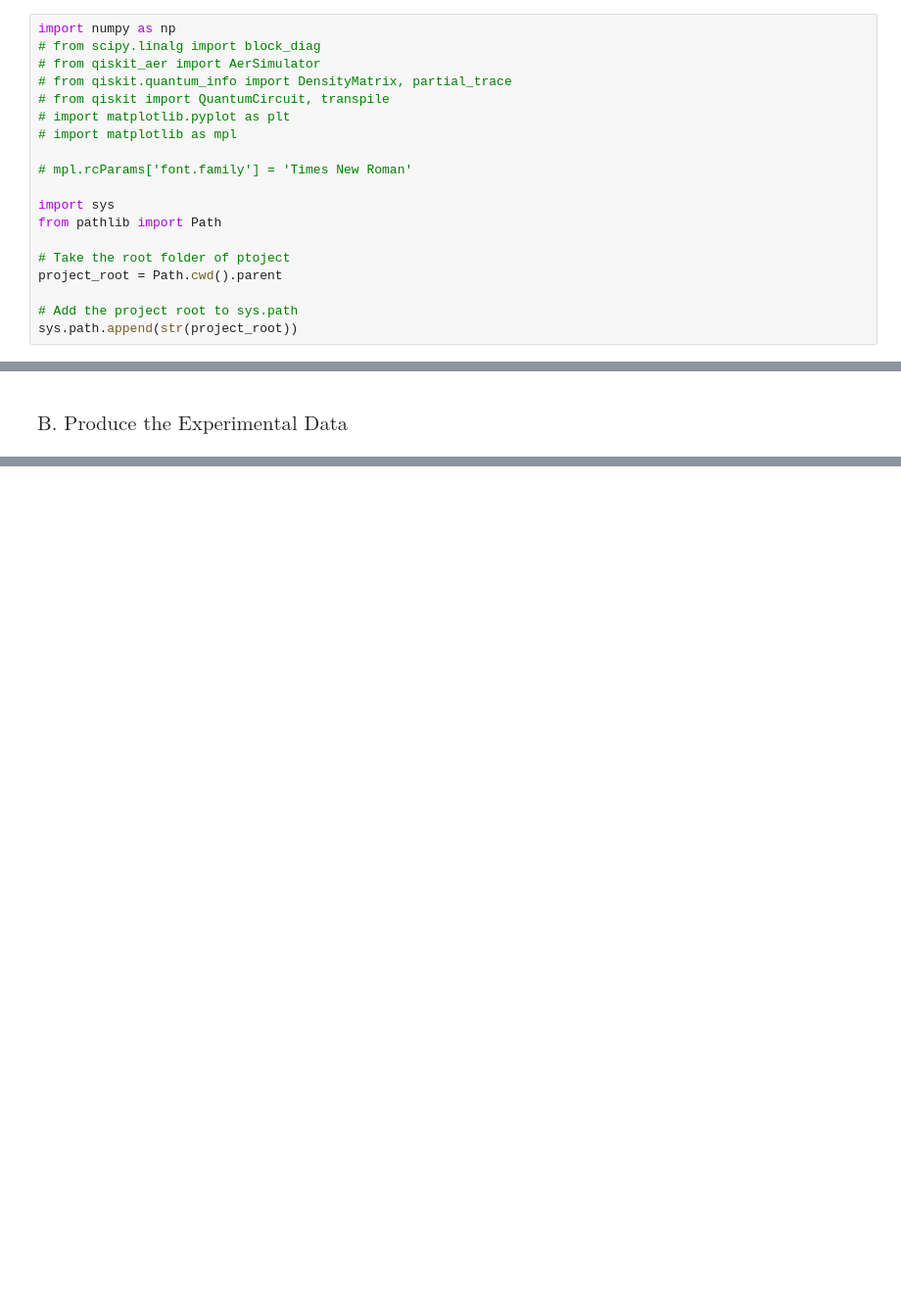
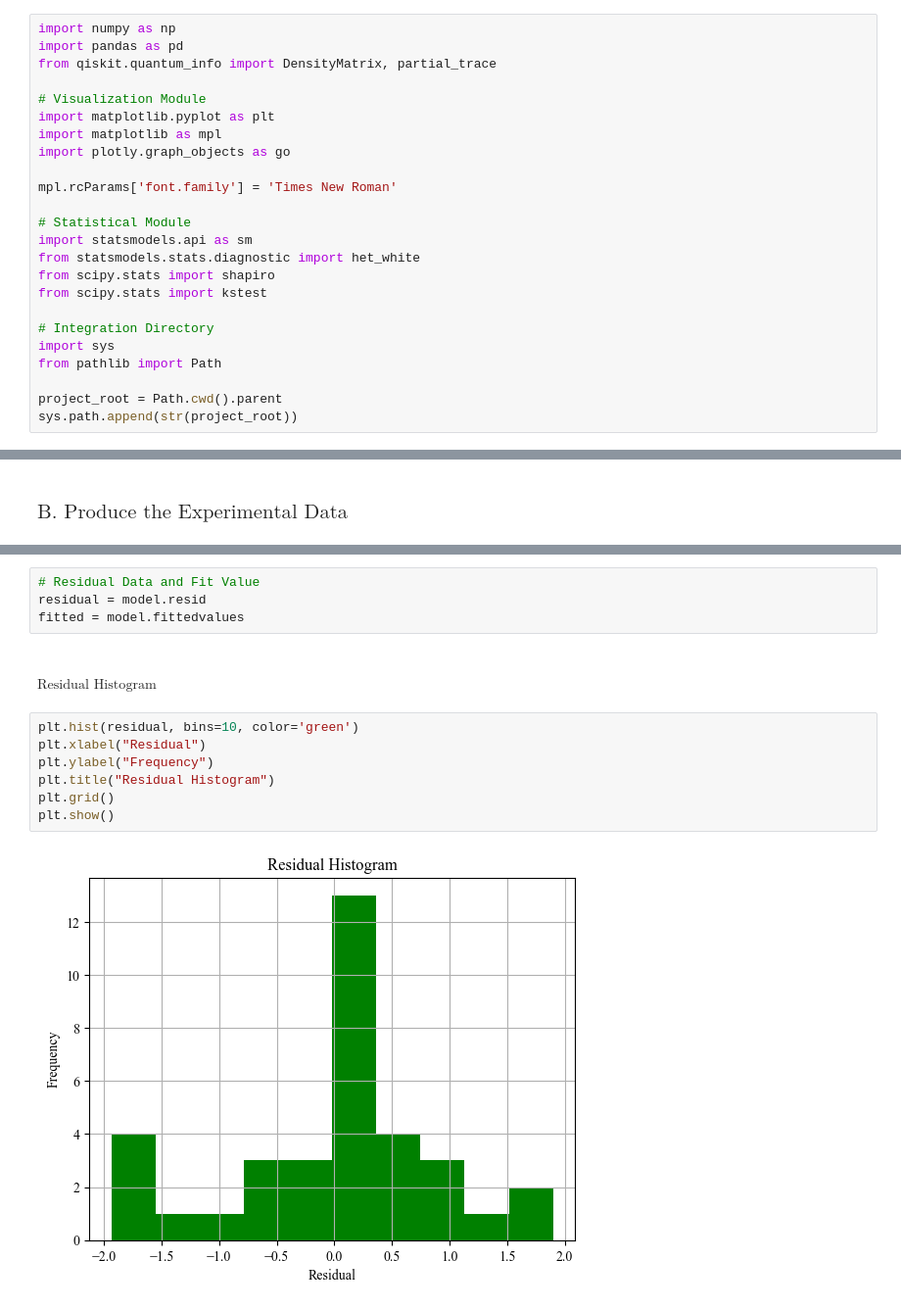
Before and after one commit to celfienseptianwp/quantum-algorithm-for-khovanov-homology, a Jupyter notebook: notebooks/hopf-experiment.ipynb, the cells around one changed output, grey strips where cells are left out. Shown at 98% size. Cells and saved outputs as stored; diff of their text form; blank space fills up the shorter version.

```diff
--- a/notebooks/hopf-experiment.ipynb
+++ b/notebooks/hopf-experiment.ipynb
@@ -4,22 +4,27 @@
 ##### $\text{Import Dependencies}$
 # %%
 import numpy as np
-# from scipy.linalg import block_diag
-# from qiskit_aer import AerSimulator
-# from qiskit.quantum_info import DensityMatrix, partial_trace
-# from qiskit import QuantumCircuit, transpile
-# import matplotlib.pyplot as plt
-# import matplotlib as mpl
+import pandas as pd
+from qiskit.quantum_info import DensityMatrix, partial_trace
 
-# mpl.rcParams['font.family'] = 'Times New Roman'
+# Visualization Module
+import matplotlib.pyplot as plt
+import matplotlib as mpl
+import plotly.graph_objects as go
 
+mpl.rcParams['font.family'] = 'Times New Roman'
+
+# Statistical Module
+import statsmodels.api as sm
+from statsmodels.stats.diagnostic import het_white
+from scipy.stats import shapiro
+from scipy.stats import kstest
+
+# Integration Directory
 import sys
 from pathlib import Path
 
-# Take the root folder of ptoject
 project_root = Path.cwd().parent
-
-# Add the project root to sys.path
 sys.path.append(str(project_root))
 # %% [markdown]
 ##### $\text{Load Khovanov Laplacian Matrices for Hopf Link}$
@@ -617,0 +371,15 @@ from google.colab import files
+# %%
+# Residual Data and Fit Value
+residual = model.resid
+fitted = model.fittedvalues
+# %% [markdown]
+##### $\text{Residual Histogram}$
+# %%
+plt.hist(residual, bins=10, color='green')
+plt.xlabel("Residual")
+plt.ylabel("Frequency")
+plt.title("Residual Histogram")
+plt.grid()
+plt.show()
+# %% [output]
+[figure, added]
```
Also changed, not shown: parts of 79 cells of this notebook, 2 other files.
